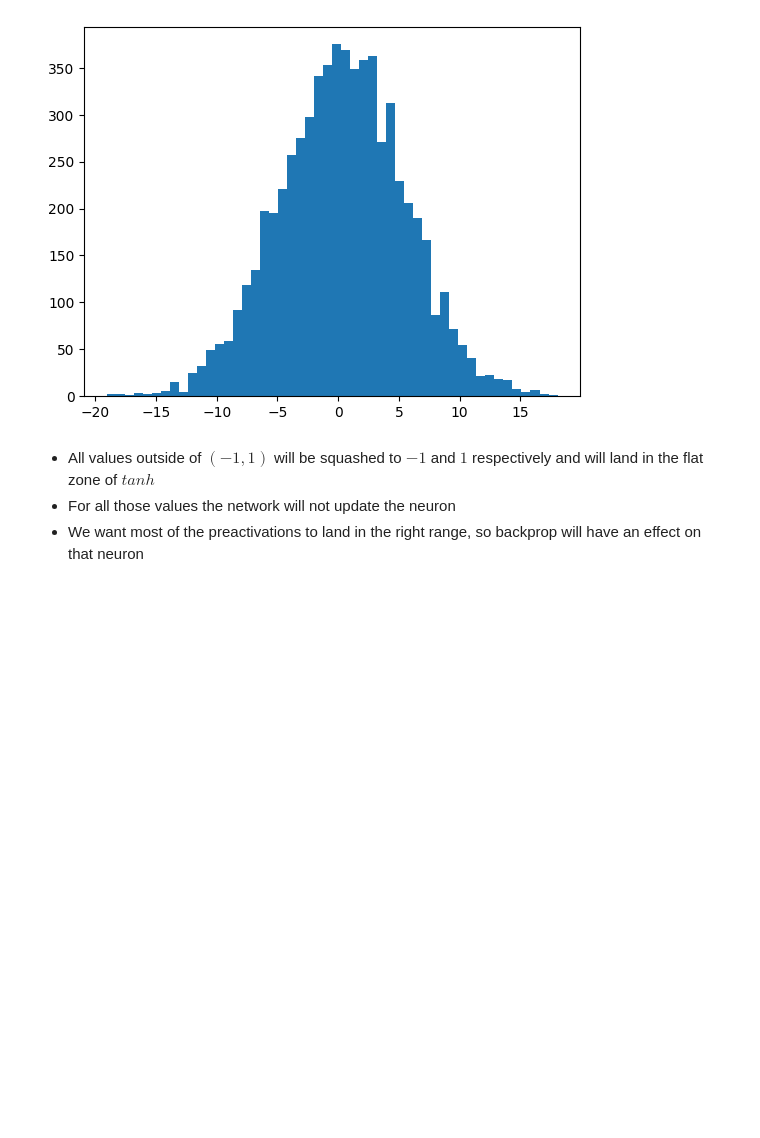
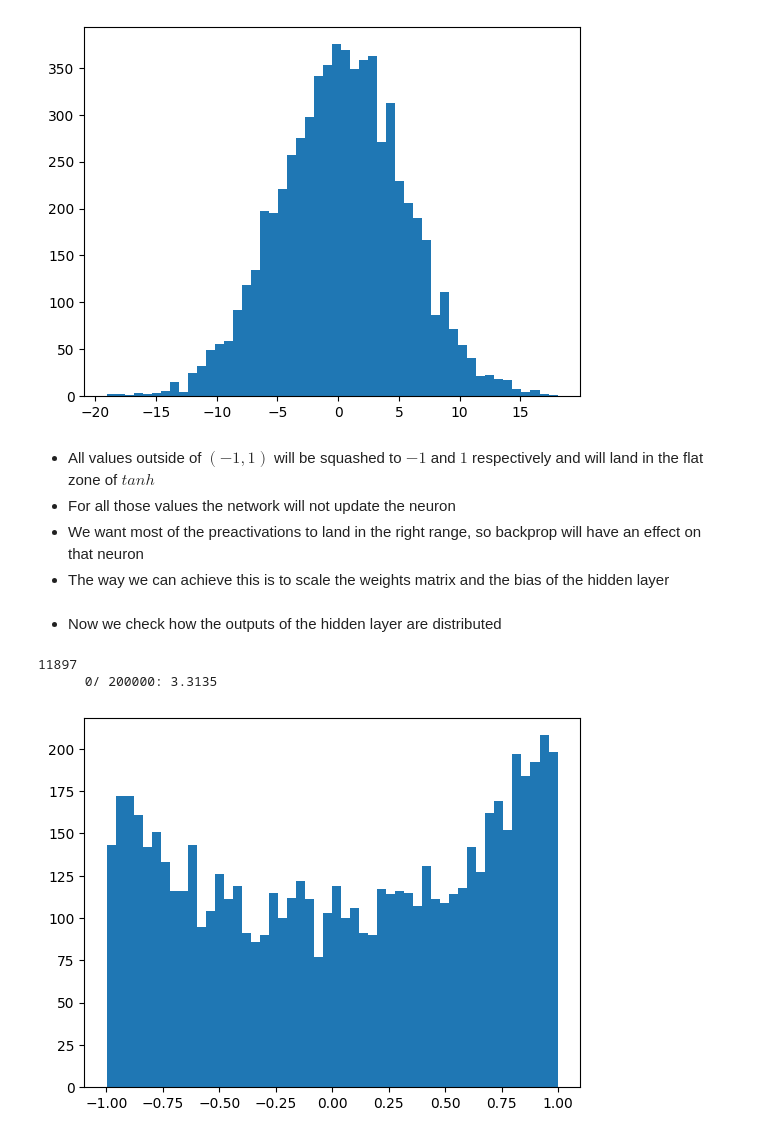
Before and after one commit to hadjian/Lectures_Karpathy, a Jupyter notebook: 04_MakeMore_Part3/MakeMore_Part3.ipynb, the cells around one changed output. Saved outputs shown, nothing was run; the diff lists cells and outputs as text; code cells hidden in the pictures; blank space fills up the shorter version.

```diff
--- a/04_MakeMore_Part3/MakeMore_Part3.ipynb
+++ b/04_MakeMore_Part3/MakeMore_Part3.ipynb
@@ -577,3 +533,4 @@ plt.hist(hpreac.view(-1).tolist(), 50);
 * All values outside of $(-1,1)$ will be squashed to $-1$ and $1$ respectively and will land in the flat zone of $tanh$
 * For all those values the network will not update the neuron
 * We want most of the preactivations to land in the right range, so backprop will have an effect on that neuron
+* The way we can achieve this is to scale the weights matrix and the bias of the hidden layer
@@ -579,0 +555,12 @@ plt.hist(hpreac.view(-1).tolist(), 50);
+# %% [markdown]
+* Now we check how the outputs of the hidden layer are distributed
+# %%
+initParamsZeroH()
+trainOnce()
+# %% [output]
+11897
+      0/ 200000: 3.3135
+# %%
+plt.hist(h.view(-1).tolist(), 50);
+# %% [output]
+[figure, added]
```
Also changed, not shown: parts of 73 cells of this notebook, 5 other files.
